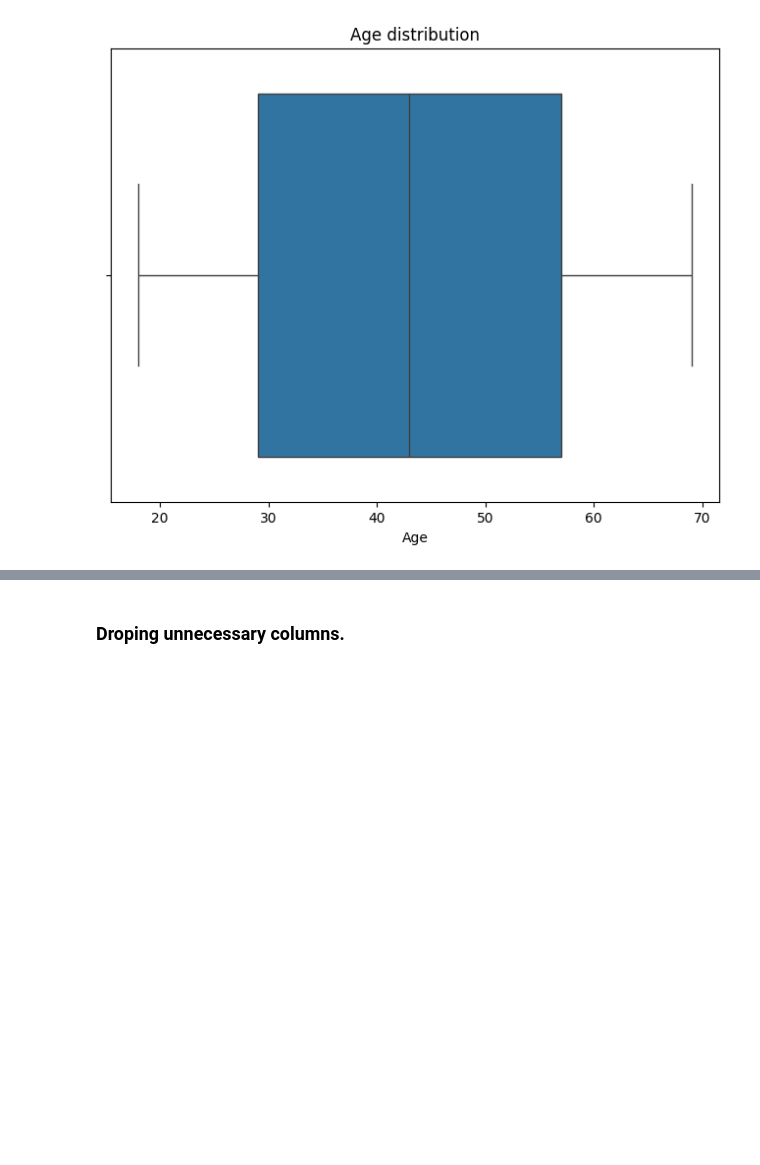
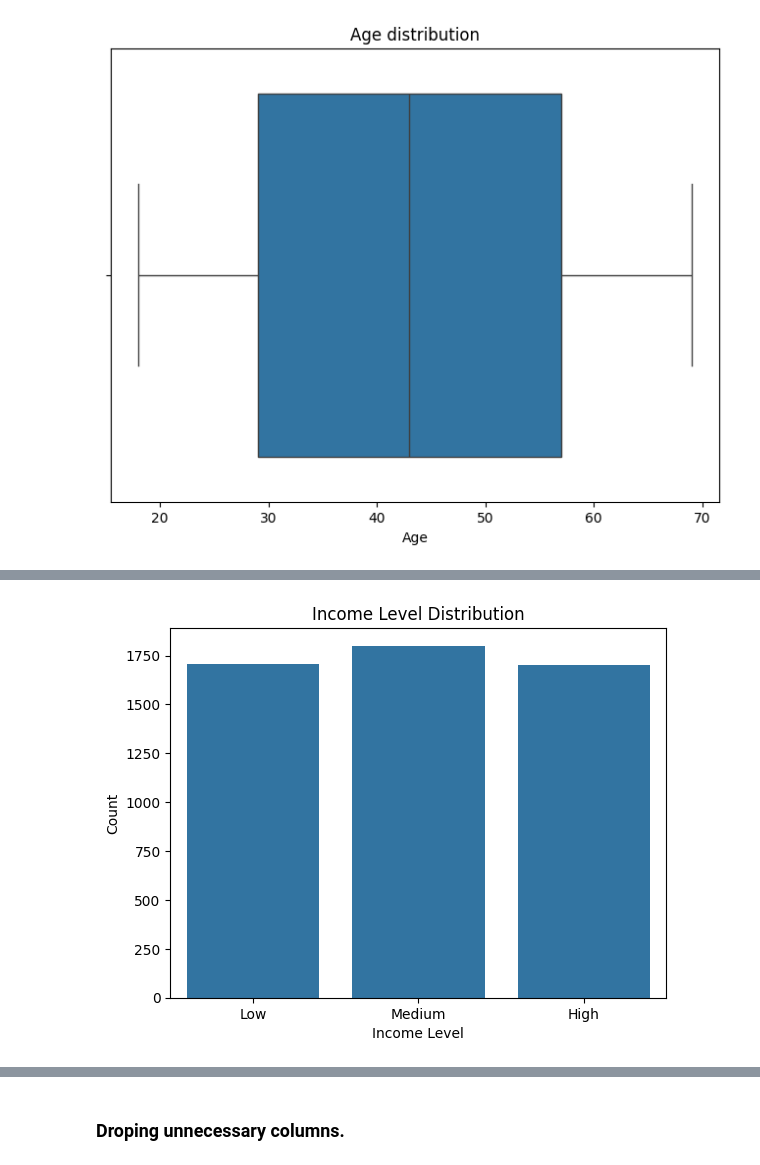
Before and after one commit to 87690ut/Virtual-Internships-Portfolio, a Jupyter notebook: Lloyds_Customer_Churn_Analysis/Llyods_Customer_Churn_Prediction-Analysis.ipynb, the cells around one changed output, grey strips where cells are left out. Drawn from its saved outputs; the diff is of its cells as text; code cells hidden in the pictures; blank space fills up the shorter version.

```diff
--- a/Lloyds_Customer_Churn_Analysis/Llyods_Customer_Churn_Prediction-Analysis.ipynb
+++ b/Lloyds_Customer_Churn_Analysis/Llyods_Customer_Churn_Prediction-Analysis.ipynb
@@ -158,0 +177,8 @@ plt.show()
+# %%
+sns.countplot(df_finall, x = 'IncomeLevel')
+plt.title('Income Level Distribution')
+plt.xlabel('Income Level')
+plt.ylabel('Count')
+plt.show()
+# %% [output]
+[figure, added]
```
Also changed, not shown: parts of 4 cells of this notebook.
